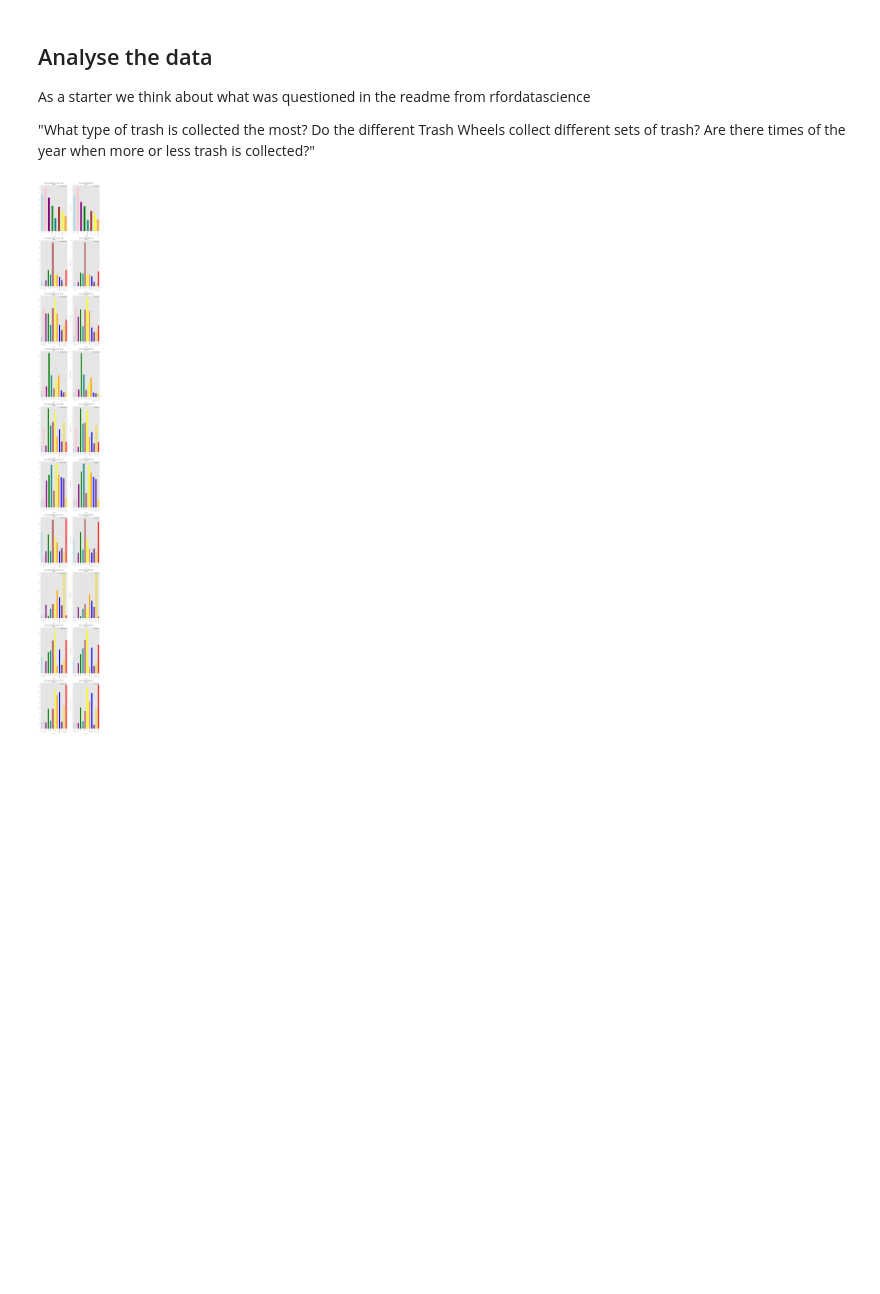
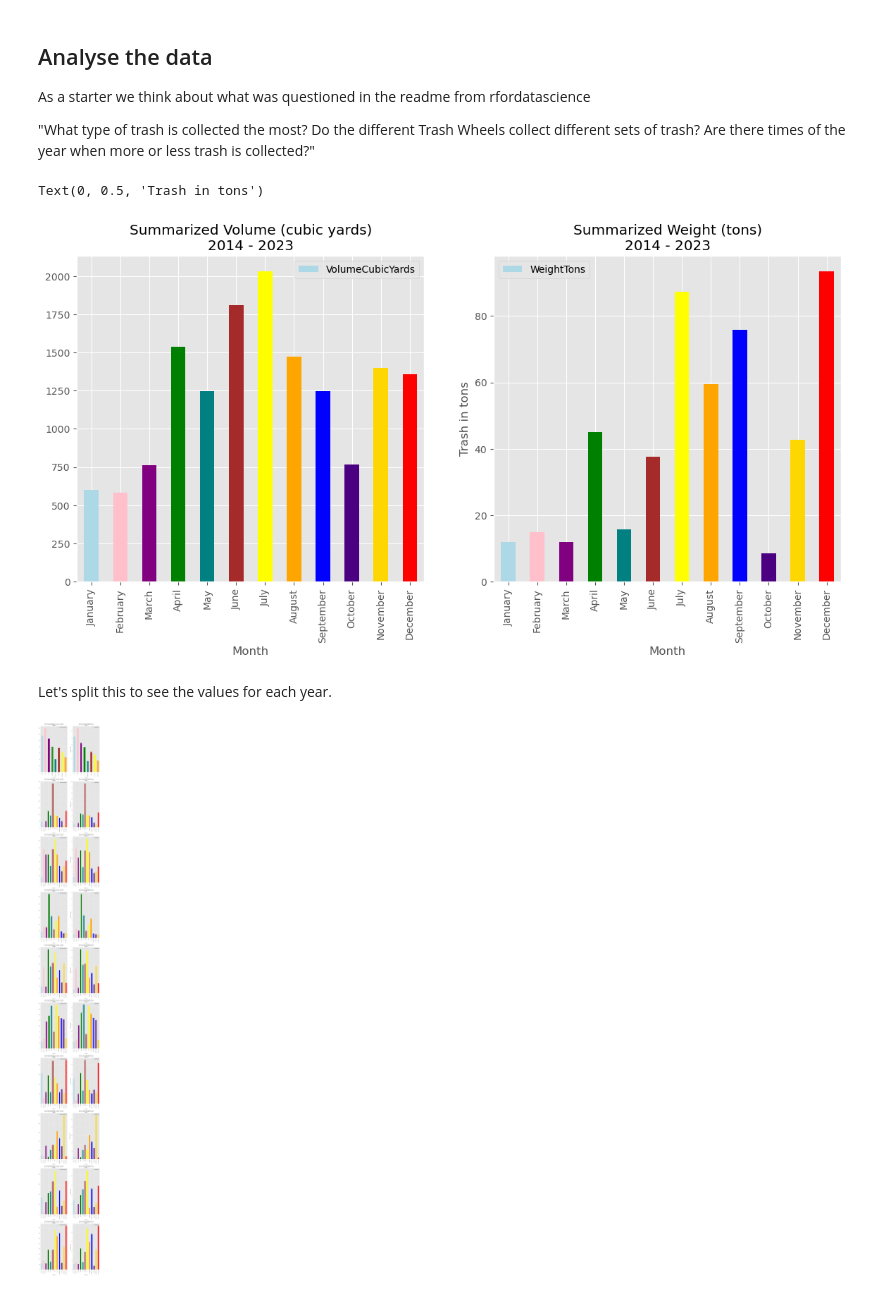
Before and after one commit to wolfJaeger/tidyTuesdayPython, a Jupyter notebook: 2024-03-05/tidyTuesday_2024-03-05.ipynb, the cells around one changed output. Drawn from its saved outputs; the diff is of its cells as text; code cells hidden in the pictures; blank space fills up the shorter version.

Commit message:
add overall chart

```diff
--- a/2024-03-05/tidyTuesday_2024-03-05.ipynb
+++ b/2024-03-05/tidyTuesday_2024-03-05.ipynb
@@ -278,6 +278,40 @@ alltrashwheels.to_csv('./data/alltrashwheels.csv', index=False)
 As a starter we think about what was questioned in the readme from rfordatascience
 
 "What type of trash is collected the most? Do the different Trash Wheels collect different sets of trash? Are there times of the year when more or less trash is collected?"
+# %%
+year_min = int(alltrashwheels['Year'].min())
+year_max = int(alltrashwheels['Year'].max())
+fix, (left_ax, right_ax) = plt.subplots(1, 2, figsize=(14,6))
+
+sorted_months = ['January', 'February', 'March', 'April', 'May', 'June', 'July', 'August', 'September', 'October',
+       'November', 'December']
+
+# make some nice colored bar for each month
+# There is some thing called 'Colorstrology '
+month_colors = ['lightblue', 'pink', 'purple', 'green', 'teal', 'brown', 'yellow', 'orange', 'blue', 'indigo', 'gold', 'red']
+
+alltrashwheels.groupby('Month')['VolumeCubicYards']\
+    .agg('sum')\
+    .reset_index()\
+    .sort_values(by='Month', key=lambda x: x.apply(lambda month: sorted_months.index(month)))\
+    .plot(kind='bar', ax=left_ax, x='Month', y='VolumeCubicYards', \
+          color=month_colors,\
+          title=f'Summarized Volume (cubic yards)\n{year_min} - {year_max}')
+right_ax.set_ylabel('Trash in cubic yards')
+
+alltrashwheels[(alltrashwheels['Year'] == year)].groupby('Month')['WeightTons']\
+    .agg('sum')\
+    .reset_index()\
+    .sort_values(by='Month', key=lambda x: x.apply(lambda month: sorted_months.index(month)))\
+    .plot(kind='bar', ax=right_ax, x='Month', y='WeightTons',\
+          color=month_colors,\
+          title=f'Summarized Weight (tons)\n{year_min} - {year_max}')
+right_ax.set_ylabel('Trash in tons')
+# %% [output]
+Text(0, 0.5, 'Trash in tons')
+[figure, added]
+# %% [markdown]
+Let's split this to see the values for each year.
 # %%
 year_min = int(alltrashwheels['Year'].min())
 year_max = int(alltrashwheels['Year'].max())
```
Also changed, not shown: parts of 1 cell of this notebook.
